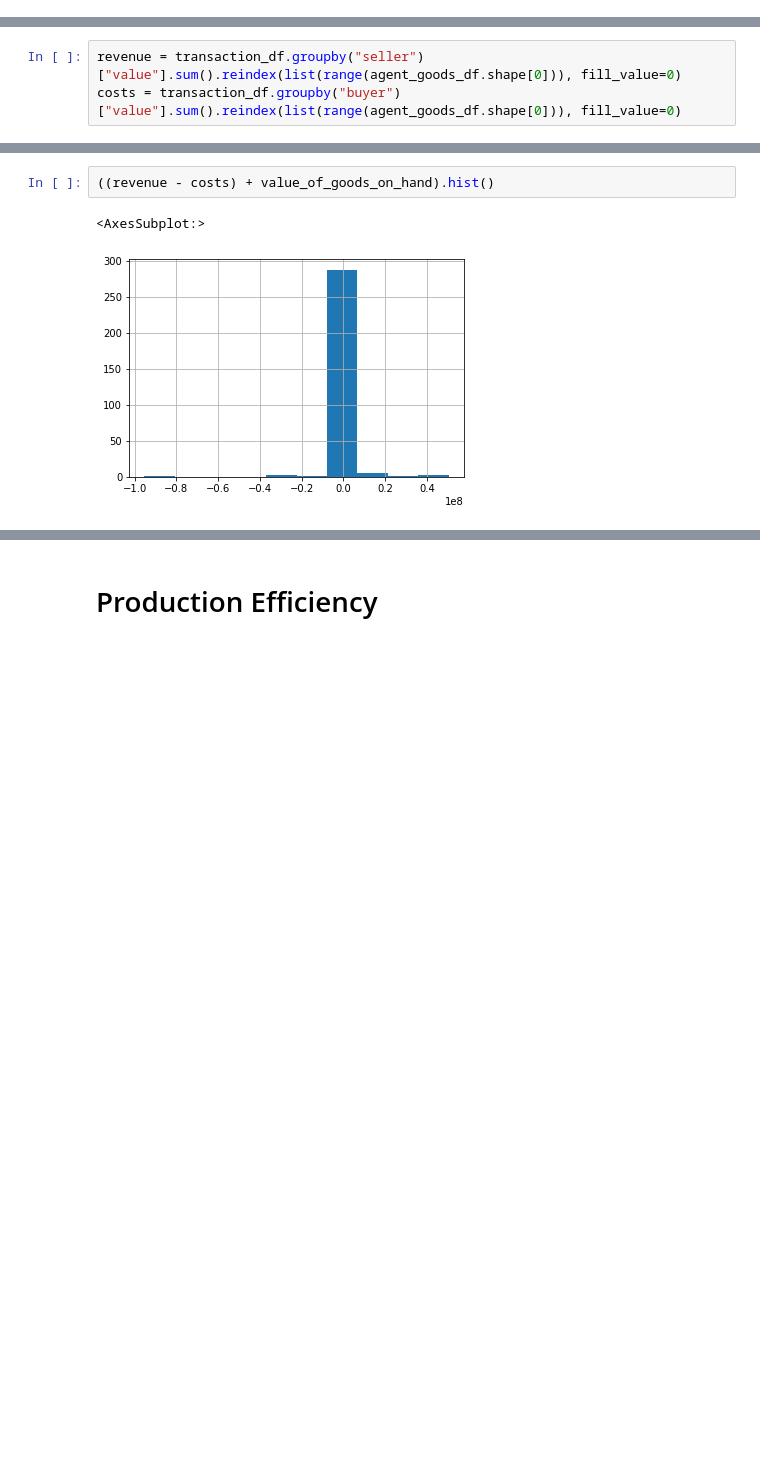
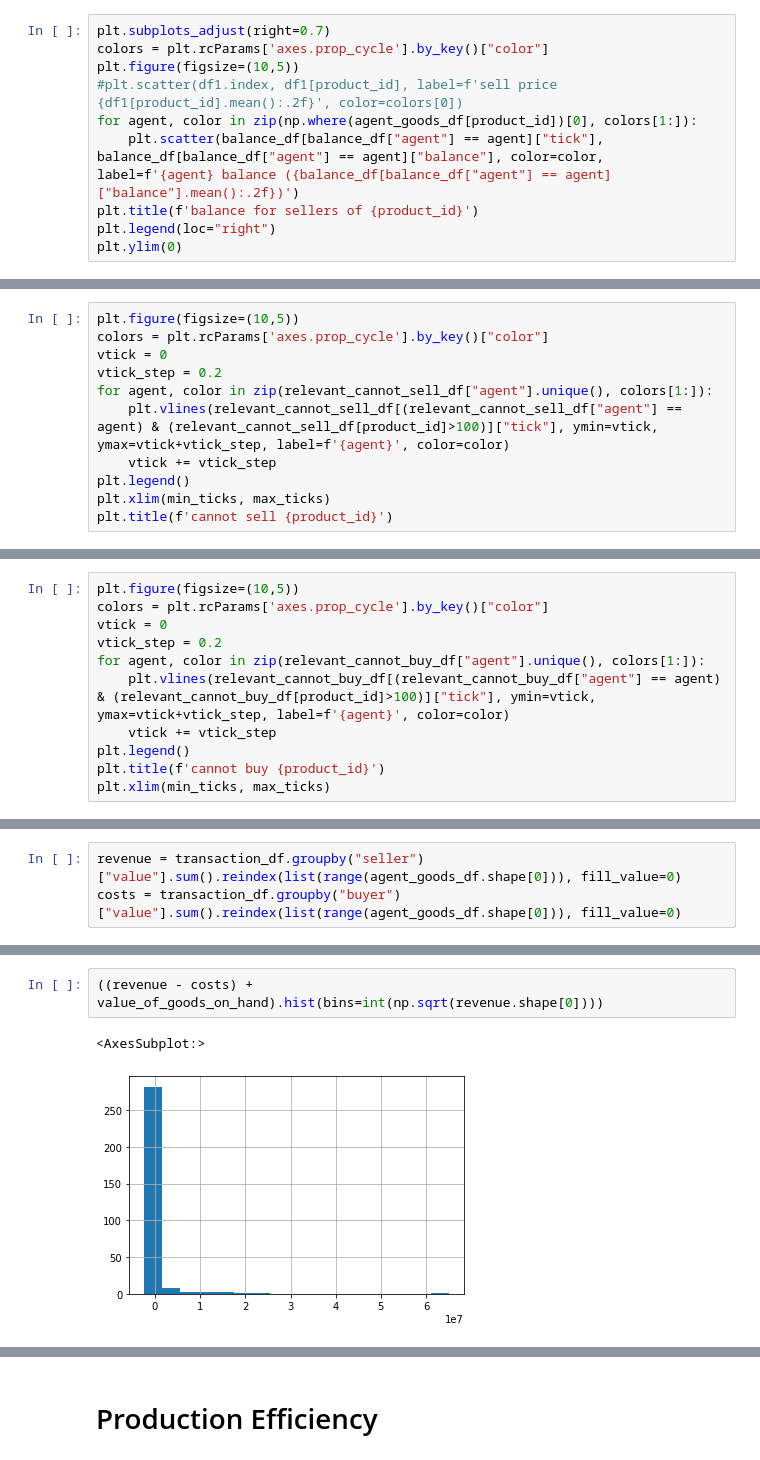
Before and after one commit to gerner/stellarpunk, a Jupyter notebook: notebook/econ_sim.ipynb, the cells around one changed output, grey strips where cells are left out. Drawn from its saved outputs; the diff is of its cells as text; blank space fills up the shorter version.

```diff
--- a/notebook/econ_sim.ipynb
+++ b/notebook/econ_sim.ipynb
@@ -841,0 +1016,10 @@ Total Amount Purchased
+# %%
+plt.subplots_adjust(right=0.7)
+colors = plt.rcParams['axes.prop_cycle'].by_key()["color"]
+plt.figure(figsize=(10,5))
+#plt.scatter(df1.index, df1[product_id], label=f'sell price {df1[product_id].mean():.2f}', color=colors[0])
+for agent, color in zip(np.where(agent_goods_df[product_id])[0], colors[1:]):
+    plt.scatter(balance_df[balance_df["agent"] == agent]["tick"], balance_df[balance_df["agent"] == agent]["balance"], color=color, label=f'{agent} balance ({balance_df[balance_df["agent"] == agent]["balance"].mean():.2f})')
+plt.title(f'balance for sellers of {product_id}')
+plt.legend(loc="right")
+plt.ylim(0)
@@ -841,0 +1260,11 @@ Total Amount Purchased
+# %%
+plt.figure(figsize=(10,5))
+colors = plt.rcParams['axes.prop_cycle'].by_key()["color"]
+vtick = 0
+vtick_step = 0.2
+for agent, color in zip(relevant_cannot_sell_df["agent"].unique(), colors[1:]):
+    plt.vlines(relevant_cannot_sell_df[(relevant_cannot_sell_df["agent"] == agent) & (relevant_cannot_sell_df[product_id]>100)]["tick"], ymin=vtick, ymax=vtick+vtick_step, label=f'{agent}', color=color)
+    vtick += vtick_step
+plt.legend()
+plt.xlim(min_ticks, max_ticks)
+plt.title(f'cannot sell {product_id}')
@@ -899,0 +1497,11 @@ transaction_df[(transaction_df["product"] == product_id) & transaction_df["tick"
+# %%
+plt.figure(figsize=(10,5))
+colors = plt.rcParams['axes.prop_cycle'].by_key()["color"]
+vtick = 0
+vtick_step = 0.2
+for agent, color in zip(relevant_cannot_buy_df["agent"].unique(), colors[1:]):
+    plt.vlines(relevant_cannot_buy_df[(relevant_cannot_buy_df["agent"] == agent) & (relevant_cannot_buy_df[product_id]>100)]["tick"], ymin=vtick, ymax=vtick+vtick_step, label=f'{agent}', color=color)
+    vtick += vtick_step
+plt.legend()
+plt.title(f'cannot buy {product_id}')
+plt.xlim(min_ticks, max_ticks)
@@ -1231,5 +1840,5 @@ Length: 300, dtype: float64
 # %%
-((revenue - costs) + value_of_goods_on_hand).hist()
+((revenue - costs) + value_of_goods_on_hand).hist(bins=int(np.sqrt(revenue.shape[0])))
 # %% [output]
 <AxesSubplot:>
-[figure, old version]
+[figure, new version]
```
Also changed, not shown: parts of 248 cells of this notebook, 4 other files.
